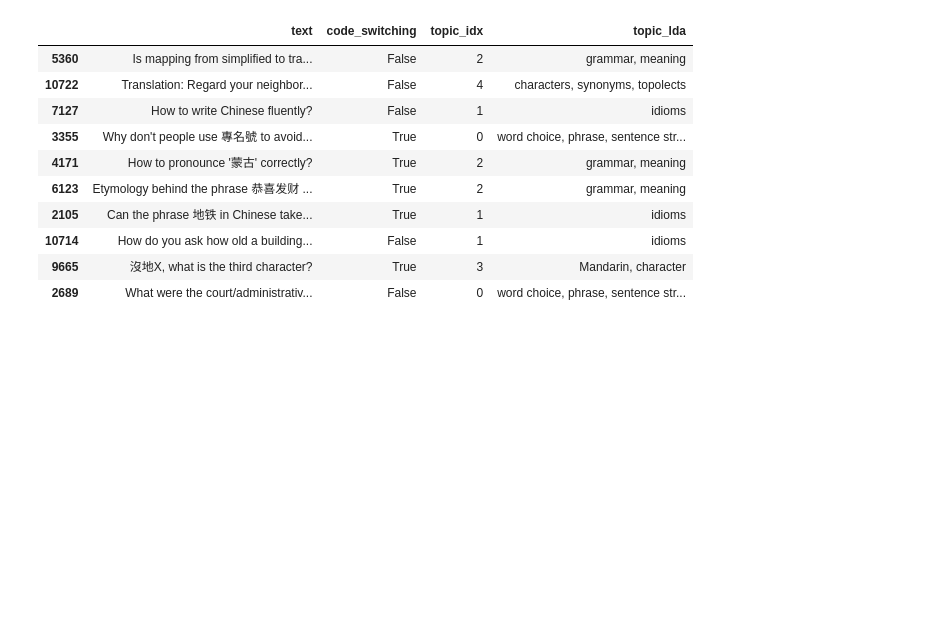
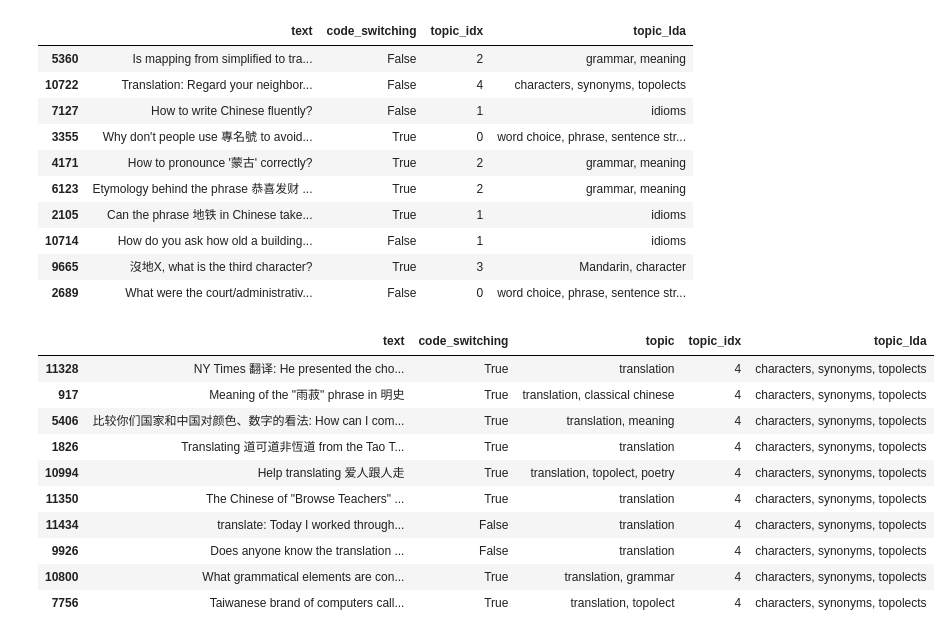
Before and after one commit to Data-Science-for-Linguists-2025/Chinese-English-Code-Switching-Analysis, a Jupyter notebook: notebooks/2.2_analyze_data.ipynb, the cells around one changed output. Cells and saved outputs as stored; diff of their text form; code cells hidden in the pictures; blank space fills up the shorter version.

```diff
--- a/notebooks/2.2_analyze_data.ipynb
+++ b/notebooks/2.2_analyze_data.ipynb
@@ -574,3 +577,18 @@ STACK_DF.iloc[:, [0, 1, 3, 4]].sample(10, random_state=0)
 | 10714 | How do you ask how old a building... | False | 1 | idioms |
 | 9665 | 沒地X, what is the third character? | True | 3 | Mandarin, character |
 | 2689 | What were the court/administrativ... | False | 0 | word choice, phrase, sentence str... |
+# %%
+# examine the topic_idx = 4 for topolect examples
+STACK_DF.query('topic_idx == 4').sample(10, random_state=0)
+# %% [output]
+|  | text | code_switching | topic | topic_idx | topic_lda |
+| 11328 | NY Times 翻译: He presented the cho... | True | translation | 4 | characters, synonyms, topolects |
+| 917 | Meaning of the "雨菽" phrase in 明史 | True | translation, classical chinese | 4 | characters, synonyms, topolects |
+| 5406 | 比较你们国家和中国对颜色、数字的看法: How can I com... | True | translation, meaning | 4 | characters, synonyms, topolects |
+| 1826 | Translating 道可道非恆道 from the Tao T... | True | translation | 4 | characters, synonyms, topolects |
+| 10994 | Help translating 爱人跟人走 | True | translation, topolect, poetry | 4 | characters, synonyms, topolects |
+| 11350 | The Chinese of "Browse Teachers" ... | True | translation | 4 | characters, synonyms, topolects |
+| 11434 | translate: Today I worked through... | False | translation | 4 | characters, synonyms, topolects |
+| 9926 | Does anyone know the translation ... | False | translation | 4 | characters, synonyms, topolects |
+| 10800 | What grammatical elements are con... | True | translation, grammar | 4 | characters, synonyms, topolects |
+| 7756 | Taiwanese brand of computers call... | True | translation, topolect | 4 | characters, synonyms, topolects |
```
Also changed, not shown: parts of 8 cells of this notebook.
